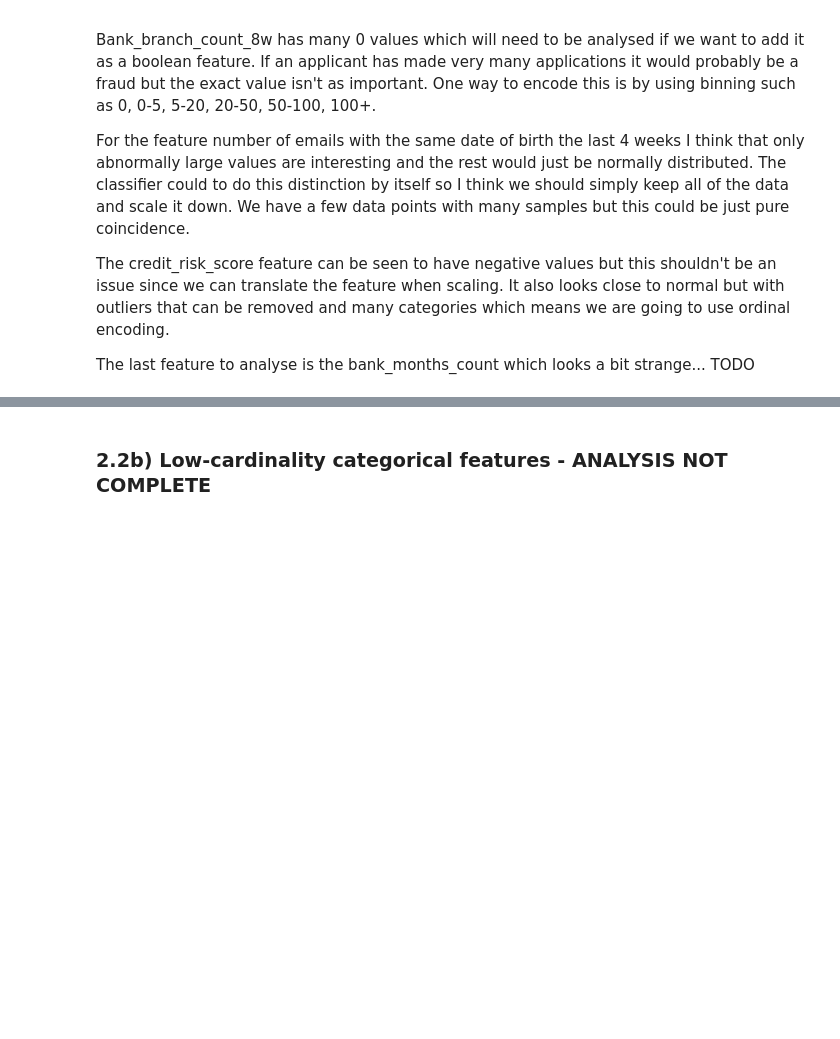
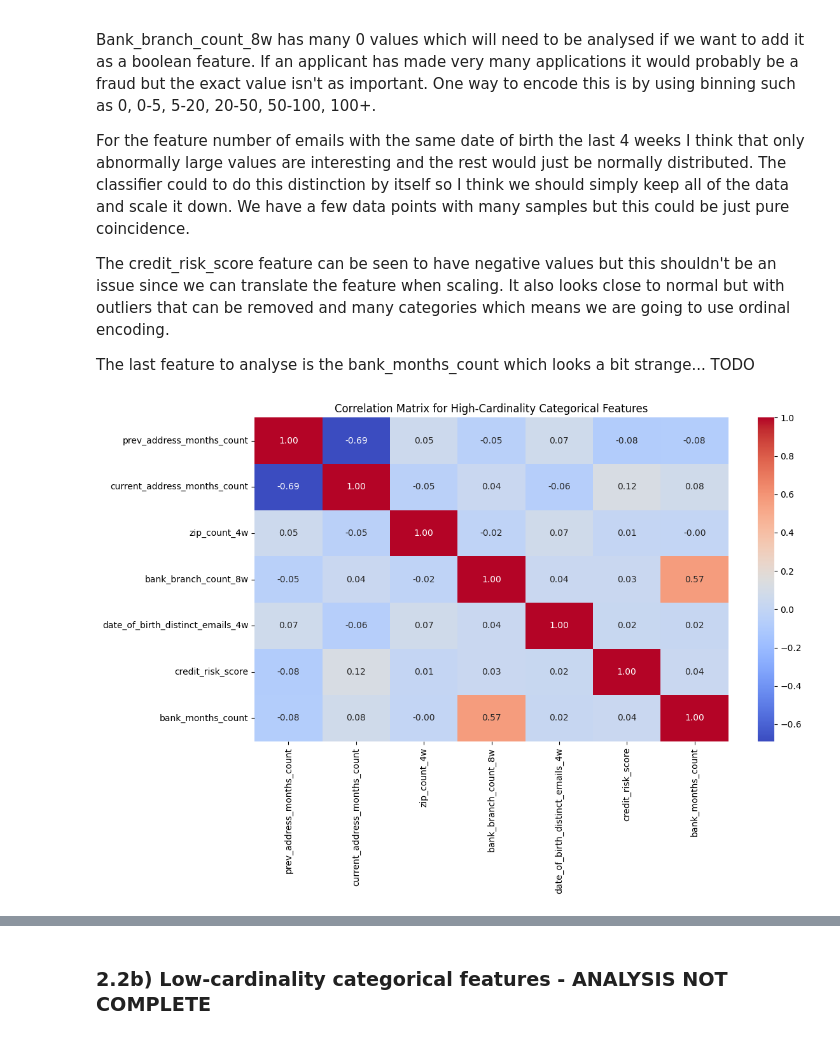
Before and after one commit to AlbinFranzen/Bank-Fraud-Detection, a Jupyter notebook: EDA.ipynb, the cells around one changed output, grey strips where cells are left out. Cells and saved outputs as stored; diff of their text form; code cells hidden in the pictures; blank space fills up the shorter version.

```diff
--- a/EDA.ipynb
+++ b/EDA.ipynb
@@ -341,3 +339,25 @@ For the feature number of emails with the same date of birth the last 4 weeks I
 The credit_risk_score feature can be seen to have negative values but this shouldn't be an issue since we can translate the feature when scaling. It also looks close to normal but with outliers that can be removed and many categories which means we are going to use ordinal encoding.
 
 The last feature to analyse is the bank_months_count which looks a bit strange... TODO
+# %%
+# Correlation matrix for high-cardinality categorical features
+def frequency_encode(df, feature):
+    freq_encoding = df.groupby(feature).size() / len(df)
+    return df[feature].map(freq_encoding)
+
+# Apply frequency encoding to each high-cardinality categorical feature
+encoded_df = pd.DataFrame()
+for col in highcard_df.columns:
+    encoded_df[col] = frequency_encode(highcard_df, col)
+
+# Calculate the correlation matrix for the encoded features
+corr_matrix = encoded_df.corr()
+
+# Plot the correlation matrix
+plt.figure(figsize=(12, 8))
+sns.heatmap(corr_matrix, annot=True, cmap="coolwarm", fmt=".2f")
+plt.title("Correlation Matrix for High-Cardinality Categorical Features")
+plt.tight_layout()
+plt.show()
+# %% [output]
+[figure, added]
```
Also changed, not shown: parts of 9 cells of this notebook, 1 other file.
